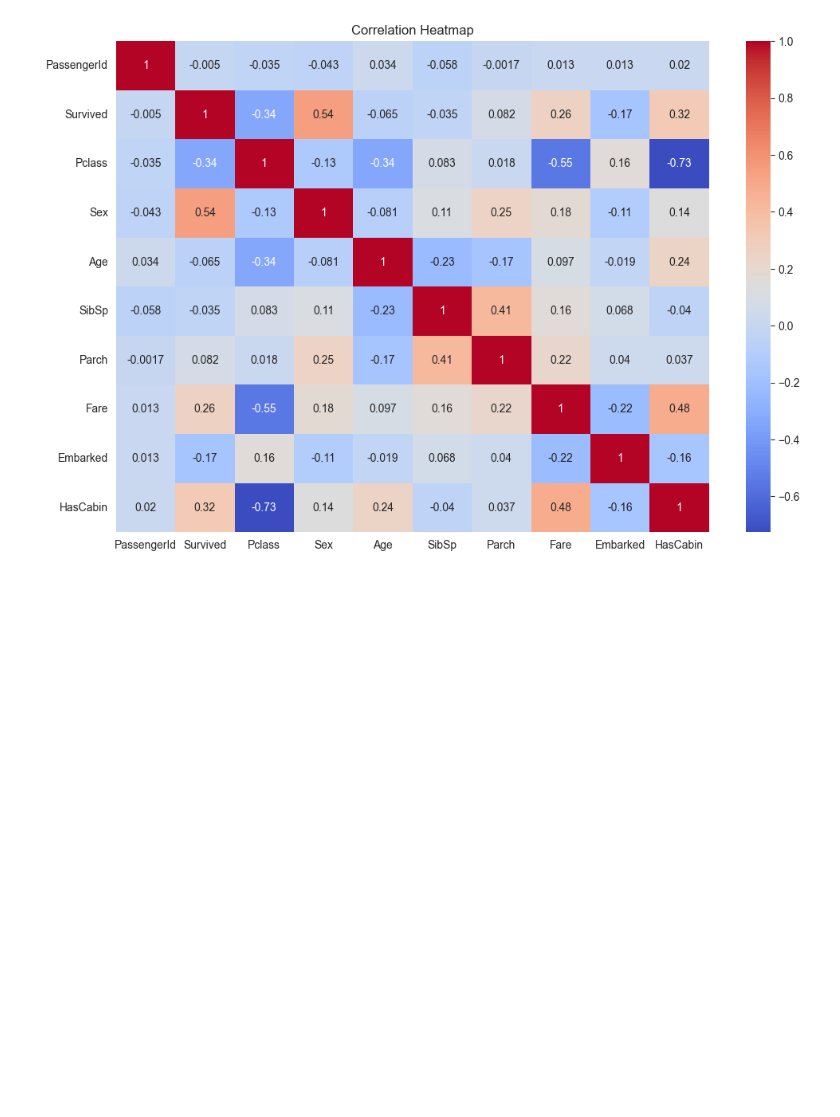
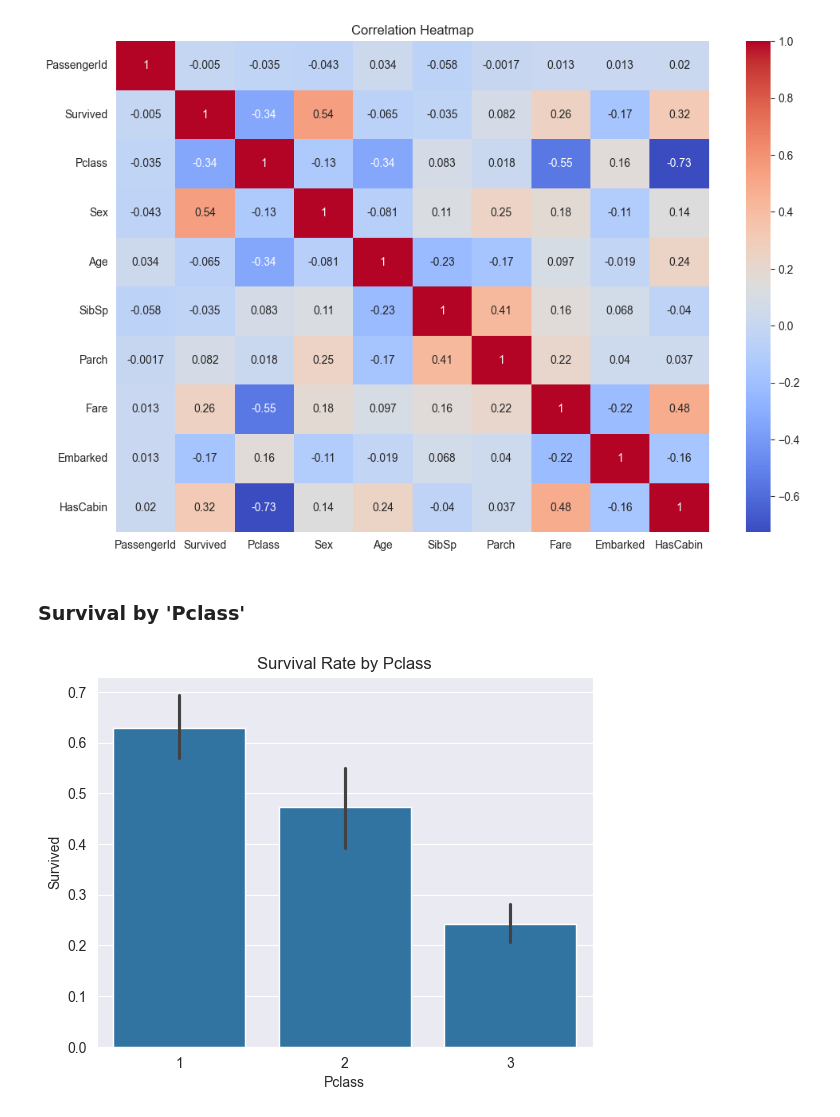
Before and after one commit to Hasan082/Data-Science-Portfolio, a Jupyter notebook: 1. Titanic Exploratory Analysis/Titanic_EDA_Project.ipynb, the cells around one changed output. Cells and saved outputs as stored; diff of their text form; code cells hidden in the pictures; blank space fills up the shorter version.

Commit message:
Barplot with survival

```diff
--- a/1. Titanic Exploratory Analysis/Titanic_EDA_Project.ipynb
+++ b/1. Titanic Exploratory Analysis/Titanic_EDA_Project.ipynb
@@ -293,2 +325,15 @@ plt.show()
 # %% [output]
 [figure]
+# %% [markdown]
+### Survival by 'Pclass'
+# %%
+# Bar plot for survival rate by Pclass
+sns.barplot(x='Pclass', y='Survived', data=data)
+plt.title('Survival Rate by Pclass')
+plt.show()
+
+# We visualize survival rate by Pclass to understand how passenger class affected chances of survival.
+# Higher class (1st) passengers had better cabins and quicker access to lifeboats,
+# while 3rd class passengers had lower survival rates due to location and limited access.
+# %% [output]
+[figure, added]
```
Also changed, not shown: parts of 1 cell of this notebook.
